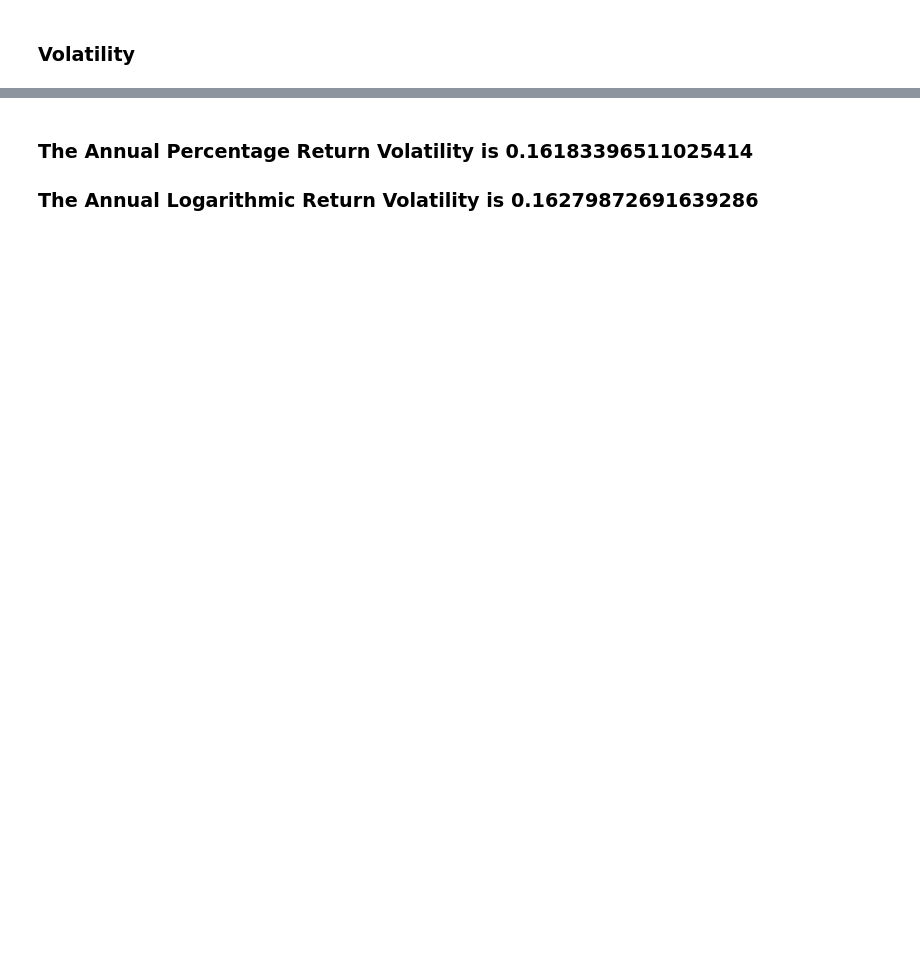
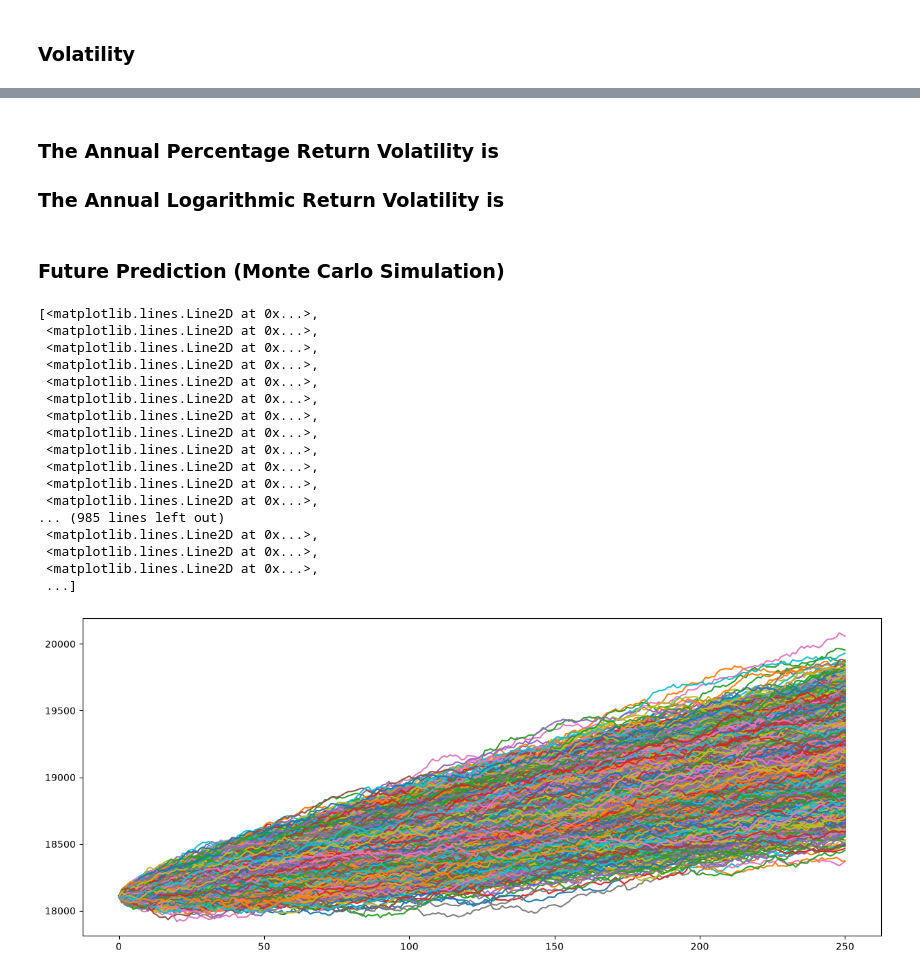
Before and after one commit to shouvik-maity/Indian-Stock-Market-Analysis, a Jupyter notebook: market_analysis.ipynb, the cells around one changed output, grey strips where cells are left out. Drawn from its saved outputs; the diff is of its cells as text; code cells hidden in the pictures; blank space fills up the shorter version.

```diff
--- a/market_analysis.ipynb
+++ b/market_analysis.ipynb
@@ -99,3 +100,40 @@ Annual Volatility:0.16183396511025414
 # %% [markdown]
-### The Annual Percentage Return Volatility is 0.16183396511025414
-### The Annual Logarithmic Return Volatility is 0.16279872691639286
+### The Annual Percentage Return Volatility is
+### The Annual Logarithmic Return Volatility is
+# %% [markdown]
+### Future Prediction (Monte Carlo Simulation)
+# %%
+#Risk Free- Indian Govt Bonds-7% Interest
+r=0.0721
+st=alrv
+iterations=10000
+T=1.0
+t_interval=250
+delta=T/t_interval
+z=np.random.standard_normal((t_interval+1,iterations))
+s=np.zeros_like(z)
+s0=nf50['Adj Close'].iloc[-1]
+s[0]=s0
+for t in range(1,t_interval+1):
+  s[t]=s[t-1]*np.exp((r-0.5*(st**2))*delta+st*delta*z[t])
+plt.figure(figsize=(15,6))
+plt.plot(s[:,:10])
+# %% [output]
+[<matplotlib.lines.Line2D at 0x...>,
+ <matplotlib.lines.Line2D at 0x...>,
+ <matplotlib.lines.Line2D at 0x...>,
+ <matplotlib.lines.Line2D at 0x...>,
+ <matplotlib.lines.Line2D at 0x...>,
+ <matplotlib.lines.Line2D at 0x...>,
+ <matplotlib.lines.Line2D at 0x...>,
+ <matplotlib.lines.Line2D at 0x...>,
+ <matplotlib.lines.Line2D at 0x...>,
+ <matplotlib.lines.Line2D at 0x...>,
+ <matplotlib.lines.Line2D at 0x...>,
+ <matplotlib.lines.Line2D at 0x...>,
+... (985 lines left out)
+ <matplotlib.lines.Line2D at 0x...>,
+ <matplotlib.lines.Line2D at 0x...>,
+ <matplotlib.lines.Line2D at 0x...>,
+ ...]
+[figure, added]
```
Also changed, not shown: parts of 7 cells of this notebook.
